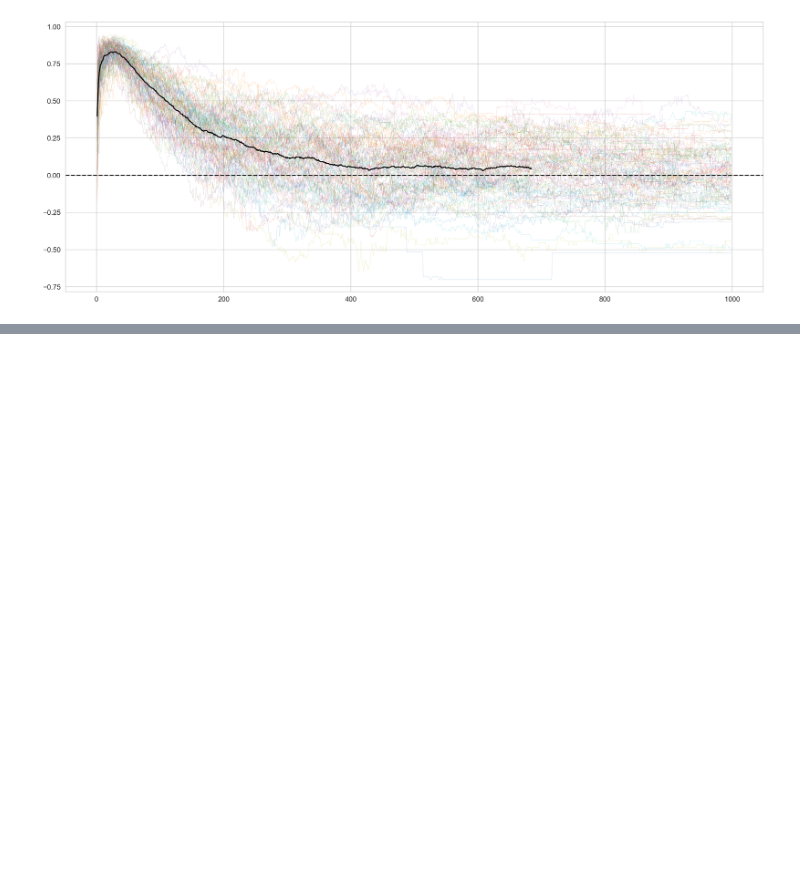
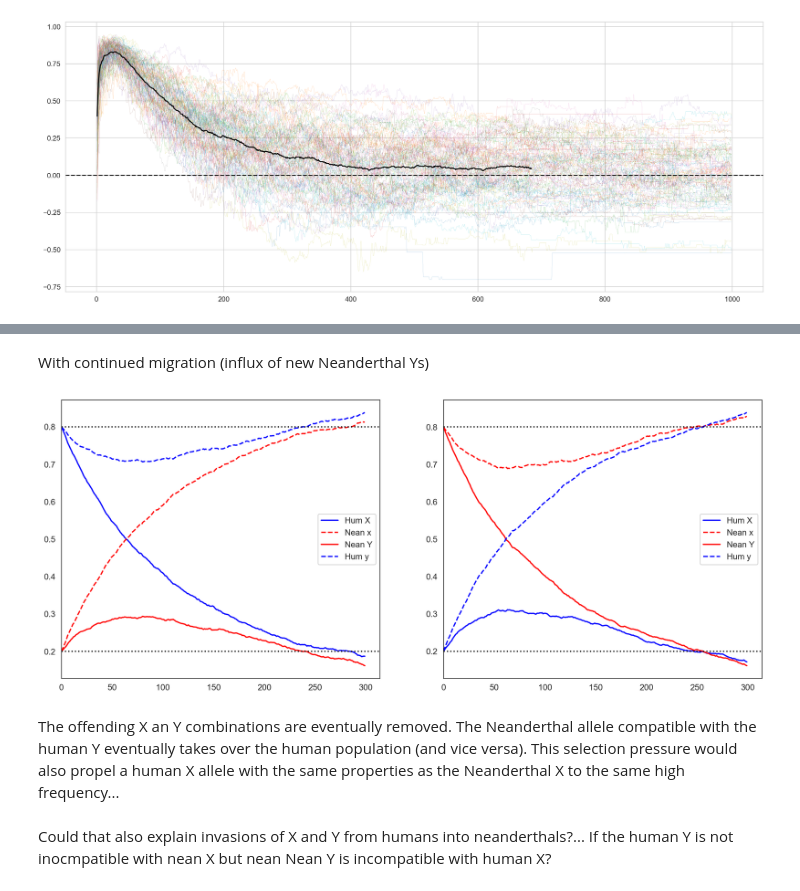
Before and after one commit to kaspermunch/bdmi-simulations, a Jupyter notebook: bdmi.ipynb, the cells around one changed output, grey strips where cells are left out. Drawn from its saved outputs; the diff is of its cells as text; code cells hidden in the pictures; blank space fills up the shorter version.

```diff
--- a/bdmi.ipynb
+++ b/bdmi.ipynb
@@ -250,0 +366,12 @@ with sns.axes_style('whitegrid'):
+# %% [markdown]
+With continued migration (influx of new Neanderthal Ys)
+# %%
+startmix = 0.2
+data = compute_twolocus_sample_data(100000, 1000, 0.01, 300, startmix=startmix, bdmi=True)
+plot(['Hum X', 'Nean x', 'Nean Y', 'Hum y'])
+# %% [output]
+[figure, added]
+# %% [markdown]
+The offending X an Y combinations are eventually removed. The Neanderthal allele compatible with the human Y eventually takes over the human population (and vice versa). This selection pressure would also propel a human X allele with the same properties as the Neanderthal X to the same high frequency...
+# %% [markdown]
+Could that also explain invasions of X and Y from humans into neanderthals?... If the human Y is not inocmpatible with nean X but nean Nean Y is incompatible with human X?
```
Also changed, not shown: parts of 9 cells of this notebook.
